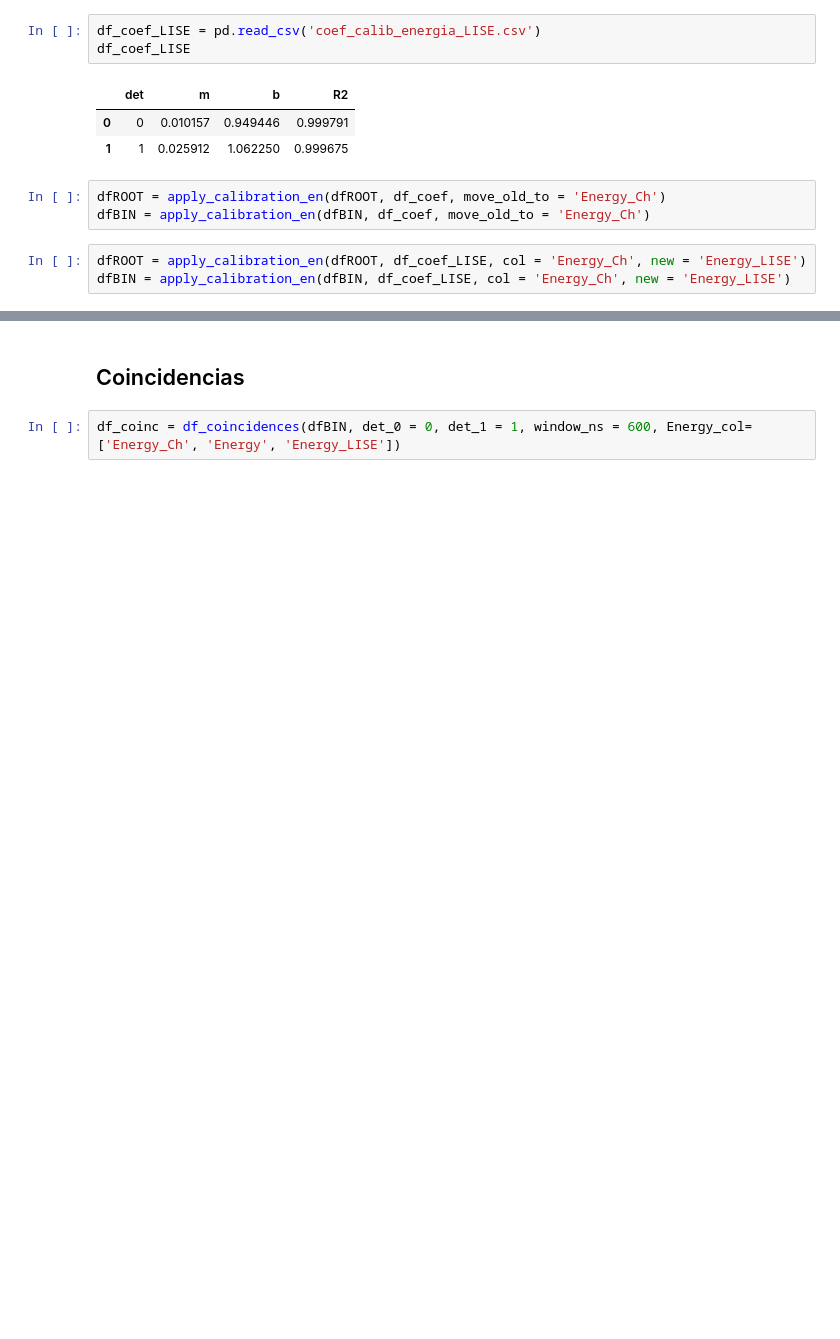
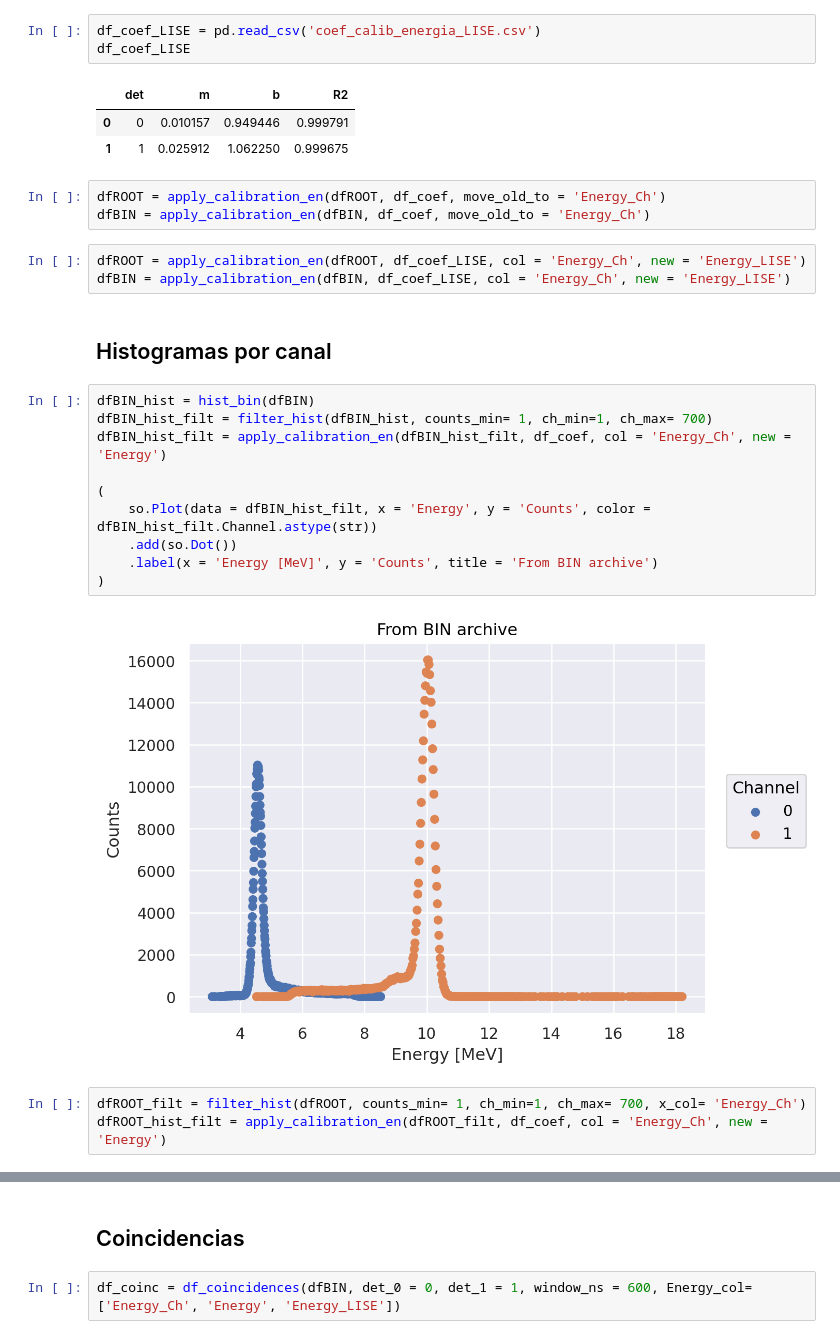
Before and after one commit to lexisantos/CAEN_dataprocess, a Jupyter notebook: analize_bin_root.ipynb, the cells around one changed output, grey strips where cells are left out. Drawn from its saved outputs; the diff is of its cells as text; blank space fills up the shorter version.

```diff
--- a/analize_bin_root.ipynb
+++ b/analize_bin_root.ipynb
@@ -110,3 +86,20 @@ dfBIN = apply_calibration_en(dfBIN, df_coef, move_old_to = 'Energy_Ch')
 # %%
 dfROOT = apply_calibration_en(dfROOT, df_coef_LISE, col = 'Energy_Ch', new = 'Energy_LISE')
 dfBIN = apply_calibration_en(dfBIN, df_coef_LISE, col = 'Energy_Ch', new = 'Energy_LISE')
+# %% [markdown]
+## Histogramas por canal
+# %%
+dfBIN_hist = hist_bin(dfBIN)
+dfBIN_hist_filt = filter_hist(dfBIN_hist, counts_min= 1, ch_min=1, ch_max= 700)
+dfBIN_hist_filt = apply_calibration_en(dfBIN_hist_filt, df_coef, col = 'Energy_Ch', new = 'Energy')
+
+(
+    so.Plot(data = dfBIN_hist_filt, x = 'Energy', y = 'Counts', color = dfBIN_hist_filt.Channel.astype(str))
+    .add(so.Dot())
+    .label(x = 'Energy [MeV]', y = 'Counts', title = 'From BIN archive')
+)
+# %% [output]
+[figure, new version]
+# %%
+dfROOT_filt = filter_hist(dfROOT, counts_min= 1, ch_min=1, ch_max= 700, x_col= 'Energy_Ch')
+dfROOT_hist_filt = apply_calibration_en(dfROOT_filt, df_coef, col = 'Energy_Ch', new = 'Energy')
```
Also changed, not shown: parts of 10 cells of this notebook.
